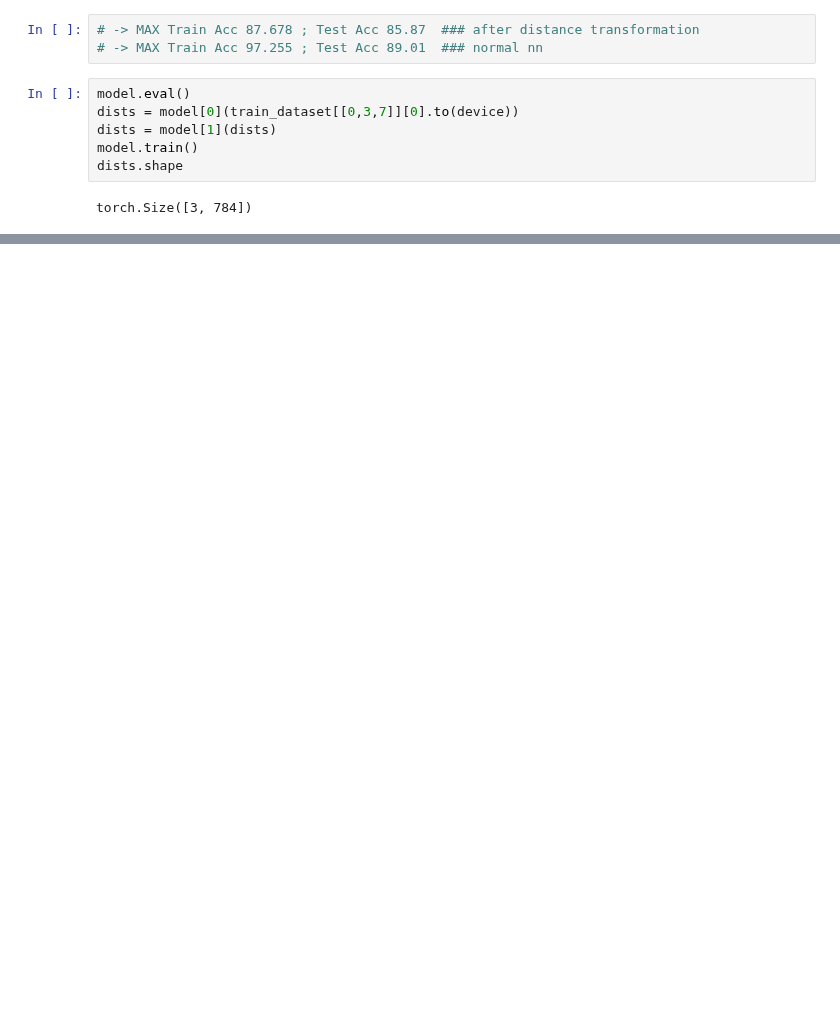
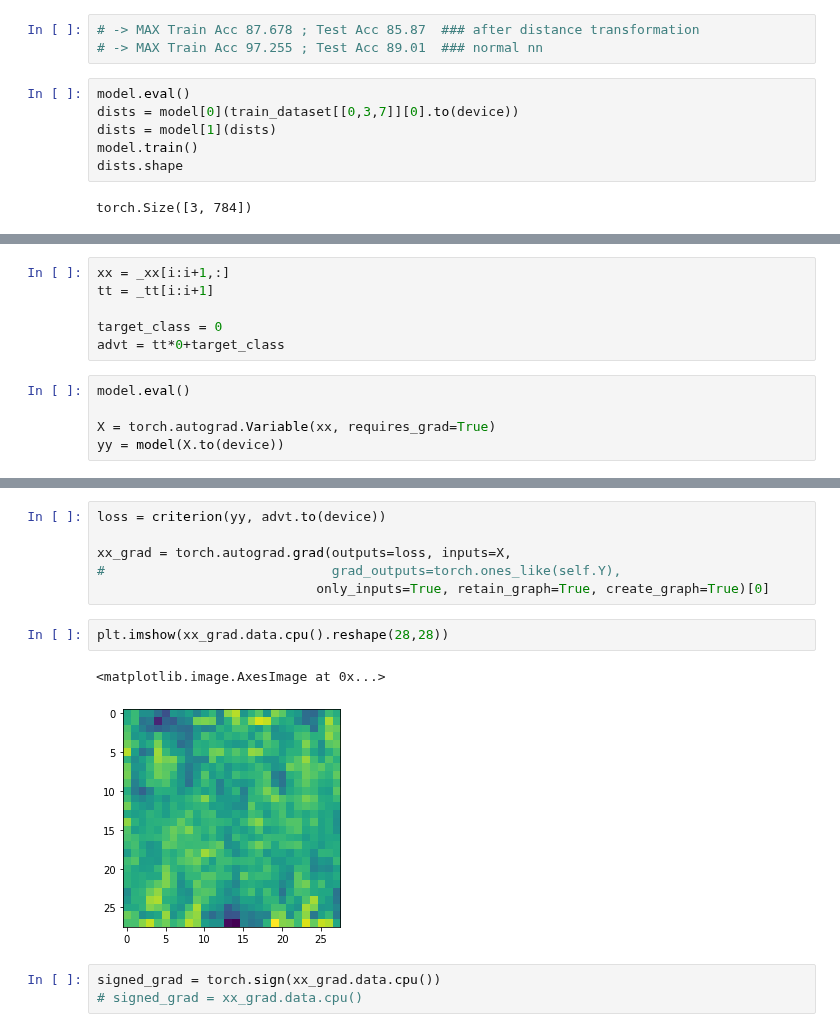
Before and after one commit to tsumansapkota/Experimentals, a Jupyter notebook: NN_Func_Approx/Spatial_Neurons/01.0_DistanceSpace_Network_vs_InputSpace_v0.ipynb, the cells around one changed output, grey strips where cells are left out. Cells and saved outputs as stored; diff of their text form; blank space fills up the shorter version.

```diff
--- a/NN_Func_Approx/Spatial_Neurons/01.0_DistanceSpace_Network_vs_InputSpace_v0.ipynb
+++ b/NN_Func_Approx/Spatial_Neurons/01.0_DistanceSpace_Network_vs_InputSpace_v0.ipynb
@@ -320,0 +334,11 @@ tensor([0.6848, 1.3316, 0.7227, 0.5346, 1.1709, 1.3659, 0.5240, 0.4794, 0.7535,
+# %%
+xx = _xx[i:i+1,:]
+tt = _tt[i:i+1]
+
+target_class = 0
+advt = tt*0+target_class
+# %%
+model.eval()
+
+X = torch.autograd.Variable(xx, requires_grad=True)
+yy = model(X.to(device))
@@ -320,0 +349,14 @@ tensor([0.6848, 1.3316, 0.7227, 0.5346, 1.1709, 1.3659, 0.5240, 0.4794, 0.7535,
+# %%
+loss = criterion(yy, advt.to(device))
+
+xx_grad = torch.autograd.grad(outputs=loss, inputs=X,
+#                             grad_outputs=torch.ones_like(self.Y),
+                            only_inputs=True, retain_graph=True, create_graph=True)[0]
+# %%
+plt.imshow(xx_grad.data.cpu().reshape(28,28))
+# %% [output]
+<matplotlib.image.AxesImage at 0x...>
+[figure, added]
+# %%
+signed_grad = torch.sign(xx_grad.data.cpu())
+# signed_grad = xx_grad.data.cpu()
```
Also changed, not shown: parts of 24 cells of this notebook, 2 other files.
